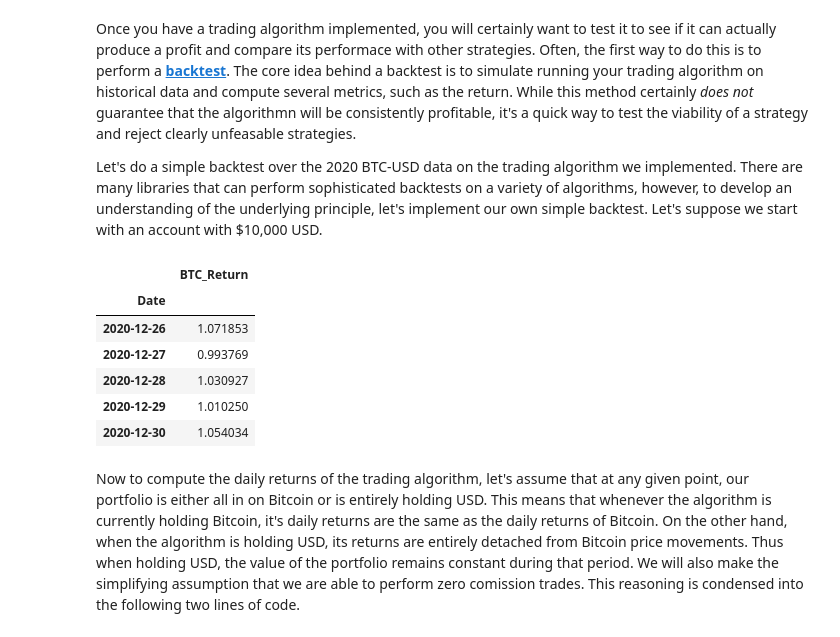
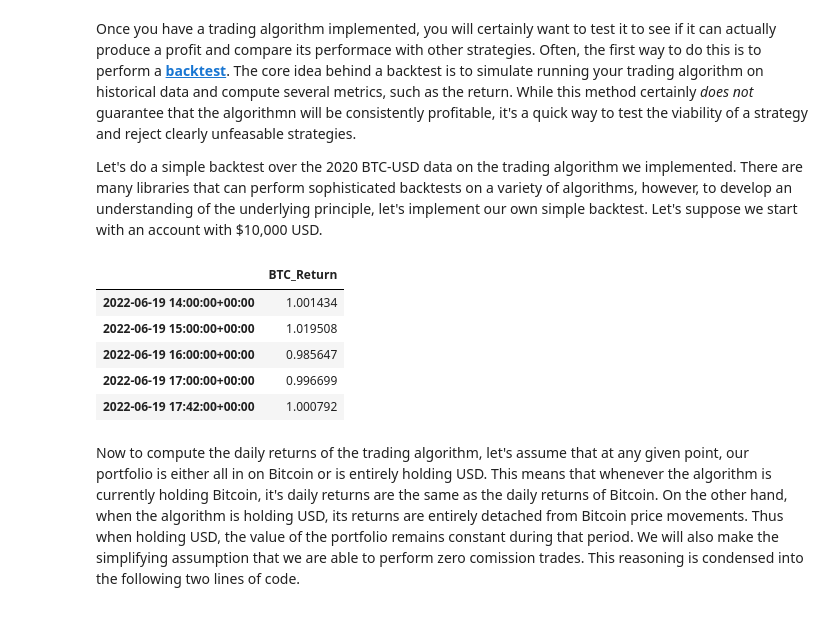
Before and after one commit to mashateayoub/GPXX0PICEN, a Jupyter notebook: doc/CryptoTradingAlgo.ipynb, the cells around one changed output. Drawn from its saved outputs; the diff is of its cells as text; code cells hidden in the pictures.

```diff
--- a/doc/CryptoTradingAlgo.ipynb
+++ b/doc/CryptoTradingAlgo.ipynb
@@ -57,7 +57,7 @@ from matplotlib.dates import DateFormatter
 The yfinance library has a built-in method for retrieving historical market data. Let's use this to get the exchange rate of Bitcoin to US Dollars over the year of 2020. We use the `download()` method, passing in the ticker we're interested in ("BTC-USD"), the start and end dates, and the time interval between datapoints. Let's use a 1 day interval.
 # %%
 # Retrieve two weeks of Bitcoin to USD exchange rates with a 1 hour interval and save the dataframe to a variable.
-BTC_USD = yf.download("BTC-USD", start='2020-01-01', end='2020-12-31', interval='1d')
+BTC_USD = yf.download("BTC-USD", period="1mo", interval='1h')  # Download the last 3months worht of data for the ticker
 BTC_USD.to_csv('BTC_USD_2020-01-01_2020-12-31.csv')
 # %% [output]
 [*********************100%***********************]  1 of 1 completed
@@ -237,8 +235,8 @@ The simplicity of this approach makes it an excellent first strategy to implemen
 trade_signals = pd.DataFrame(index=BTC_USD.index)
 
 # Define the intervals for the Fast and Slow Simple Moving Averages (in days)
-short_interval = 10
-long_interval = 40
+short_interval = 4
+long_interval = 12
 
 # Compute the Simple Moving Averages and add it to the dateframe as new columns
 trade_signals['Short'] = BTC_USD['Close'].rolling(window=short_interval, min_periods=1).mean()
@@ -365,24 +360,23 @@ Once you have a trading algorithm implemented, you will certainly want to test i
 Let's do a simple backtest over the 2020 BTC-USD data on the trading algorithm we implemented. There are many libraries that can perform sophisticated backtests on a variety of algorithms, however, to develop an understanding of the underlying principle, let's implement our own simple backtest. Let's suppose we start with an account with $10,000 USD.
 # %%
 # Define how much money you will start with (in USD)
-initial_balance = 100000.0 # hundred thousand USD
+initial_balance = 1000.0 # hundred thousand USD
 
 # Create dataframe containing all the dates considered
 backtest = pd.DataFrame(index=trade_signals.index)
 
 # Add column containing the daily percent returns of Bitcoin
 backtest['BTC_Return'] = BTC_USD['Close'] / BTC_USD['Close'].shift(1) # Current closing price / yesterday's closing price
 
 
 backtest.tail()
 # %% [output]
 |  | BTC_Return |
-| Date |  |
-| 2020-12-26 | 1.071853 |
-| 2020-12-27 | 0.993769 |
-| 2020-12-28 | 1.030927 |
-| 2020-12-29 | 1.010250 |
-| 2020-12-30 | 1.054034 |
+| 2022-06-19 14:00:00+00:00 | 1.001434 |
+| 2022-06-19 15:00:00+00:00 | 1.019508 |
+| 2022-06-19 16:00:00+00:00 | 0.985647 |
+| 2022-06-19 17:00:00+00:00 | 0.996699 |
+| 2022-06-19 17:42:00+00:00 | 1.000792 |
 # %% [markdown]
 Now to compute the daily returns of the trading algorithm, let's assume that at any given point, our portfolio is either all in on Bitcoin or is entirely holding USD. This means that whenever the algorithm is currently holding Bitcoin, it's daily returns are the same as the daily returns of Bitcoin. On the other hand, when the algorithm is holding USD, its returns are entirely detached from Bitcoin price movements. Thus when holding USD, the value of the portfolio remains constant during that period. We will also make the simplifying assumption that we are able to perform zero comission trades. This reasoning is condensed into the following two lines of code.
 # %%
```
Also changed, not shown: parts of 10 cells of this notebook, 2 other files.
